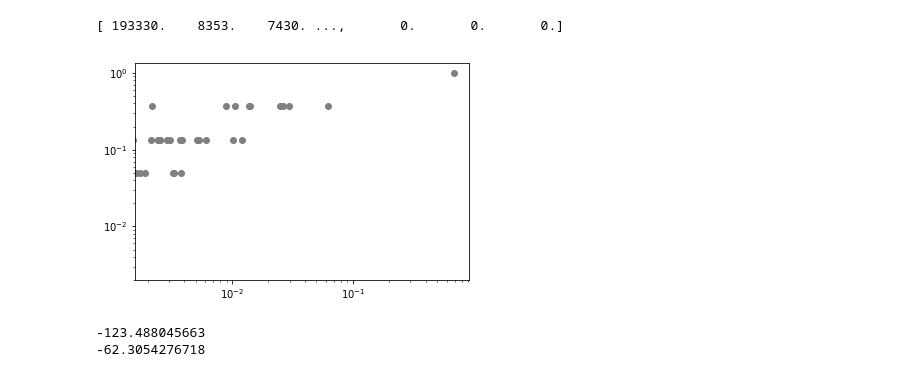
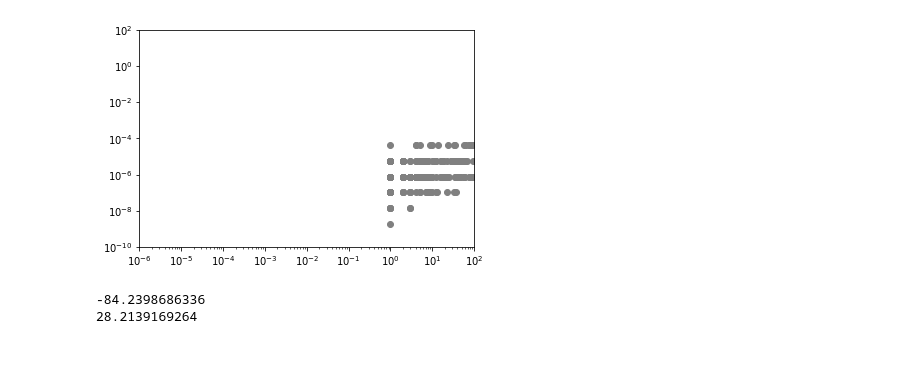
Before and after one commit to Hesterhuijsdens/CN, a Jupyter notebook: Assignment4/salamander.ipynb, the cells around one changed output. Drawn from its saved outputs; the diff is of its cells as text; code cells hidden in the pictures.

```diff
--- a/Assignment4/salamander.ipynb
+++ b/Assignment4/salamander.ipynb
@@ -11,8 +15,13 @@ def poisson(lam, k):
 # %%
-# predictions (#spikes, prob)
-# ycount = np.zeros(11)
-ycount = np.zeros(1024)
+## predictions (#spikes, prob)
+ycount = np.ones(1024)
 states = list(product([-1, 1], repeat=10))
 for state in range(len(states)):
-    p = poisson(sum(np.array(states[state]) == 1), 0)
-    ycount[state] = p
+#     ycount[state] *= poisson(sum(np.array(states[state]) == 1) * 2, 0)
+    for i in range(len(states[0])):
+        if states[state][i] == 1:
+            ycount[state] *= float(1./10)
+
+
+print ycount[:20]
+print ycount[20:]
@@ -42,24 +70,21 @@ for obs in range(N):
     for state in range(np.shape(states)[0]):
         if (np.array(bint[:, obs]) == np.array(states[state])).all():
             xcount[state] += 1
-# %% [output]
-[ 193330.    8353.    7430. ...,       0.       0.       0.]
 # %%
 plt.figure()
-
-
 for i in range(len(np.array(xcount))):
-    plt.scatter(xcount[i] / 283041., ycount[i], c="grey")
-
+    plt.scatter(xcount[i], ycount[i], c="grey")
 plt.xscale('log')
 plt.yscale('log')
+plt.ylim(1.e-10, 1.e2)
+plt.xlim(1.e-6, 1.e2)
 plt.show()
 # %% [output]
-[figure, old version]
+[figure, new version]
 # %%
 # Boltmann predictions
 n = 200
-w, b, weightlist, wsum, bsum = boltzmann_train(bint, eta=0.01, n_epochs=n)
+w, b, weightlist, wsum, bsum = boltzmann_train(bint, eta=0.03, n_epochs=n)
 # %% [output]
--123.488045663
--62.3054276718
+-84.2398686336
+28.2139169264
```
Also changed, not shown: parts of 10 cells of this notebook, 18 other files.
